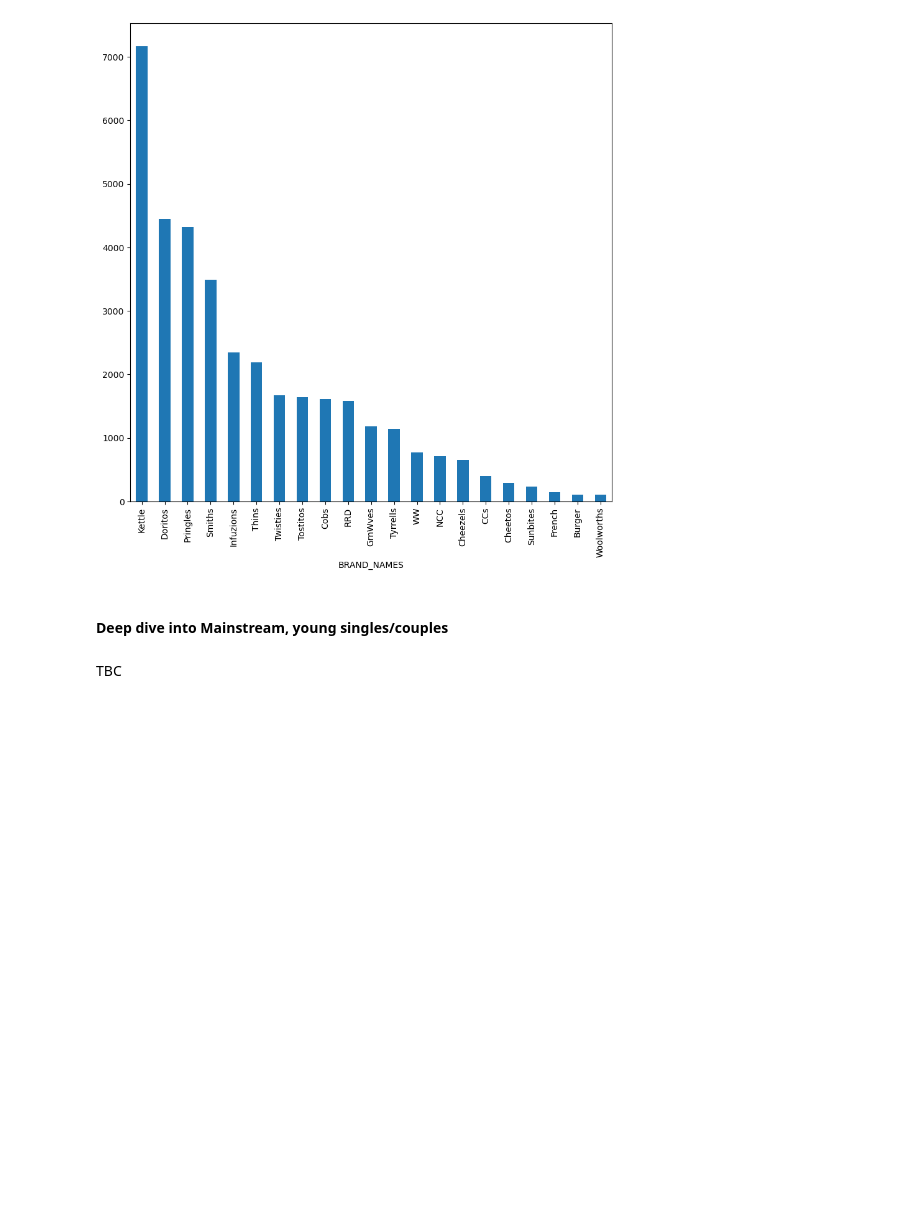
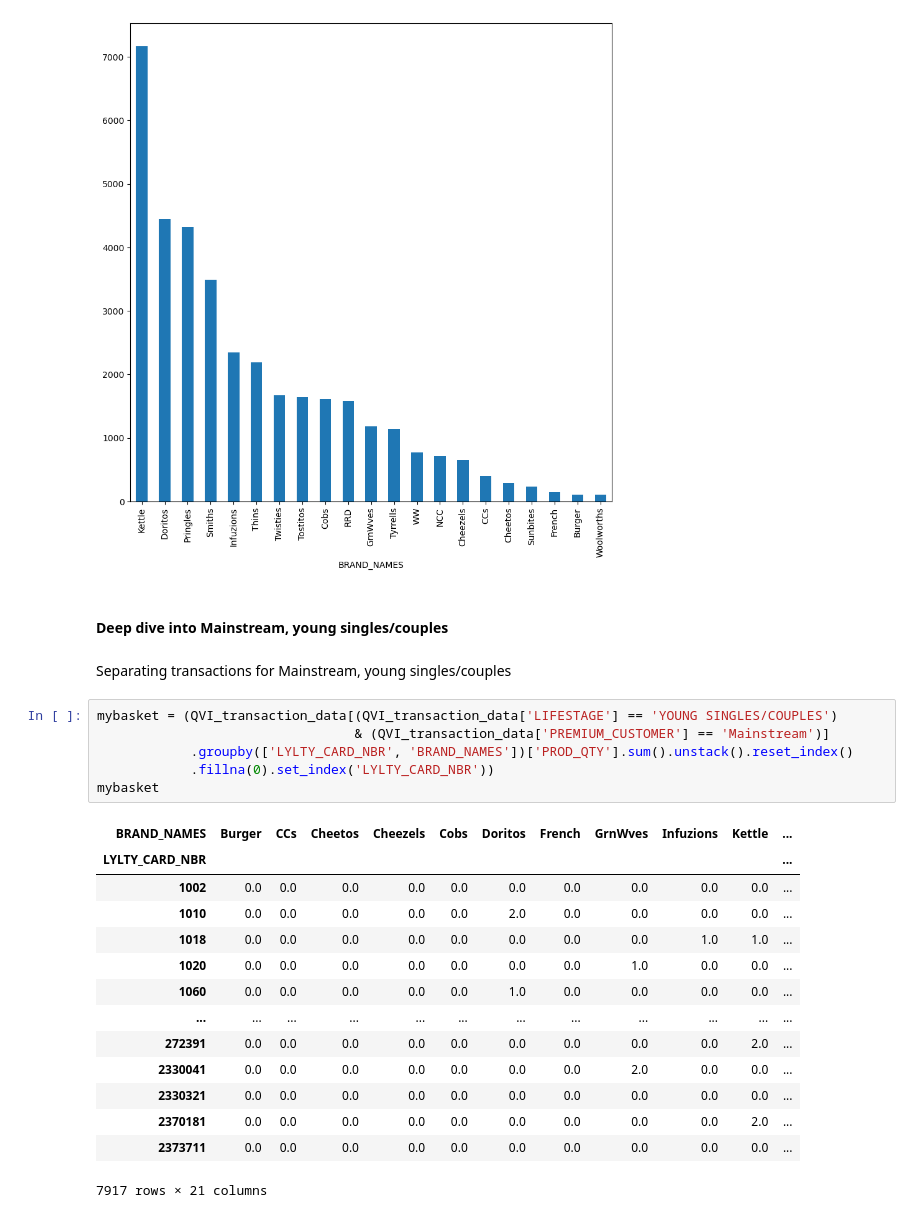
Before and after one commit to wtwarog92/quantium-customer-analytics, a Jupyter notebook: QVI_customer_analytics.ipynb, the cells around one changed output. Cells and saved outputs as stored; diff of their text form; blank space fills up the shorter version.

Commit message:
Adding firther analysis to the file VI_customer_analytics

```diff
--- a/QVI_customer_analytics.ipynb
+++ b/QVI_customer_analytics.ipynb
@@ -601,4 +601,25 @@ grouped_brands.plot.bar(figsize=(10, 10))
 # %% [markdown]
 #### Deep dive into Mainstream, young singles/couples
 # %% [markdown]
-TBC
+Separating transactions for Mainstream, young singles/couples
+# %%
+mybasket = (QVI_transaction_data[(QVI_transaction_data['LIFESTAGE'] == 'YOUNG SINGLES/COUPLES')
+                                 & (QVI_transaction_data['PREMIUM_CUSTOMER'] == 'Mainstream')]
+            .groupby(['LYLTY_CARD_NBR', 'BRAND_NAMES'])['PROD_QTY'].sum().unstack().reset_index()
+            .fillna(0).set_index('LYLTY_CARD_NBR'))
+mybasket
+# %% [output]
+| BRAND_NAMES | Burger | CCs | Cheetos | Cheezels | Cobs | Doritos | French | GrnWves | Infuzions | Kettle | ... |
+| LYLTY_CARD_NBR |  |  |  |  |  |  |  |  |  |  | ... |
+| 1002 | 0.0 | 0.0 | 0.0 | 0.0 | 0.0 | 0.0 | 0.0 | 0.0 | 0.0 | 0.0 | ... |
+| 1010 | 0.0 | 0.0 | 0.0 | 0.0 | 0.0 | 2.0 | 0.0 | 0.0 | 0.0 | 0.0 | ... |
+| 1018 | 0.0 | 0.0 | 0.0 | 0.0 | 0.0 | 0.0 | 0.0 | 0.0 | 1.0 | 1.0 | ... |
+| 1020 | 0.0 | 0.0 | 0.0 | 0.0 | 0.0 | 0.0 | 0.0 | 1.0 | 0.0 | 0.0 | ... |
+| 1060 | 0.0 | 0.0 | 0.0 | 0.0 | 0.0 | 1.0 | 0.0 | 0.0 | 0.0 | 0.0 | ... |
+| ... | ... | ... | ... | ... | ... | ... | ... | ... | ... | ... | ... |
+| 272391 | 0.0 | 0.0 | 0.0 | 0.0 | 0.0 | 0.0 | 0.0 | 0.0 | 0.0 | 2.0 | ... |
+| 2330041 | 0.0 | 0.0 | 0.0 | 0.0 | 0.0 | 0.0 | 0.0 | 2.0 | 0.0 | 0.0 | ... |
+| 2330321 | 0.0 | 0.0 | 0.0 | 0.0 | 0.0 | 0.0 | 0.0 | 0.0 | 0.0 | 0.0 | ... |
+| 2370181 | 0.0 | 0.0 | 0.0 | 0.0 | 0.0 | 0.0 | 0.0 | 0.0 | 0.0 | 2.0 | ... |
+| 2373711 | 0.0 | 0.0 | 0.0 | 0.0 | 0.0 | 0.0 | 0.0 | 0.0 | 0.0 | 0.0 | ... |
+7917 rows × 21 columns
```
Also changed, not shown: parts of 15 cells of this notebook, 1 other file.
